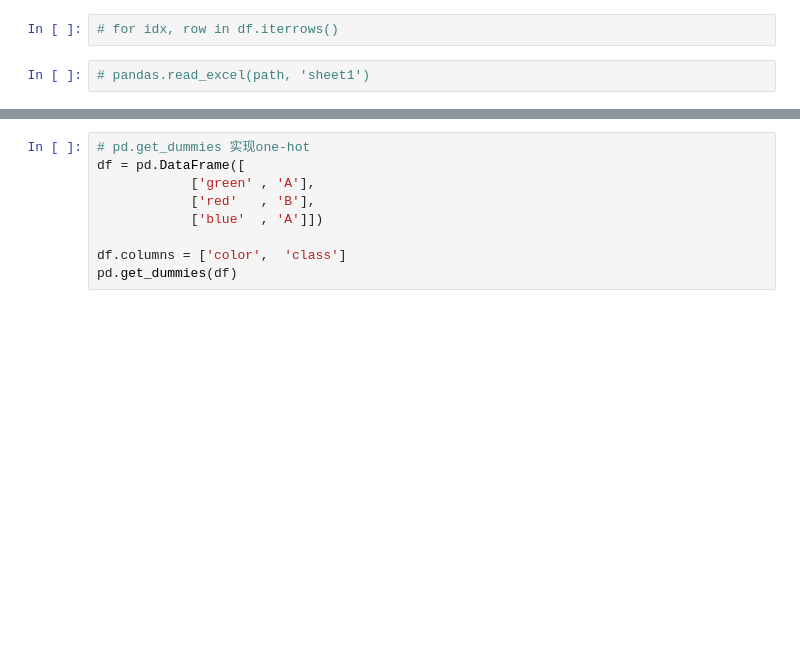
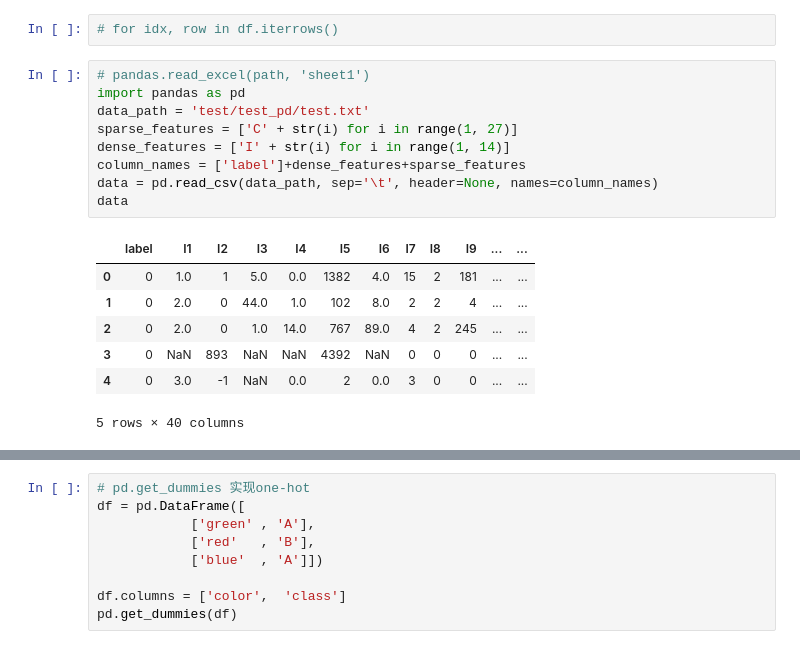
Before and after one commit to Qingfeng-Yao/Code-Repository, a Jupyter notebook: leetcodes/basics.ipynb, the cells around one changed output, grey strips where cells are left out. Drawn from its saved outputs; the diff is of its cells as text; blank space fills up the shorter version.

```diff
--- a/leetcodes/basics.ipynb
+++ b/leetcodes/basics.ipynb
@@ -2121,5 +2130,20 @@ pd.set_option('display.max_rows', 500)
 pd.set_option('display.max_columns', 500)
 # %%
 # for idx, row in df.iterrows()
-# %%
-# pandas.read_excel(path, 'sheet1')
+# %%
+# pandas.read_excel(path, 'sheet1')
+import pandas as pd
+data_path = 'test/test_pd/test.txt'
+sparse_features = ['C' + str(i) for i in range(1, 27)]
+dense_features = ['I' + str(i) for i in range(1, 14)]
+column_names = ['label']+dense_features+sparse_features
+data = pd.read_csv(data_path, sep='\t', header=None, names=column_names)
+data
+# %% [output]
+|  | label | I1 | I2 | I3 | I4 | I5 | I6 | I7 | I8 | I9 | ... | ... |
+| 0 | 0 | 1.0 | 1 | 5.0 | 0.0 | 1382 | 4.0 | 15 | 2 | 181 | ... | ... |
+| 1 | 0 | 2.0 | 0 | 44.0 | 1.0 | 102 | 8.0 | 2 | 2 | 4 | ... | ... |
+| 2 | 0 | 2.0 | 0 | 1.0 | 14.0 | 767 | 89.0 | 4 | 2 | 245 | ... | ... |
+| 3 | 0 | NaN | 893 | NaN | NaN | 4392 | NaN | 0 | 0 | 0 | ... | ... |
+| 4 | 0 | 3.0 | -1 | NaN | 0.0 | 2 | 0.0 | 3 | 0 | 0 | ... | ... |
+5 rows × 40 columns
```
Also changed, not shown: parts of 7 cells of this notebook, 2 other files.
